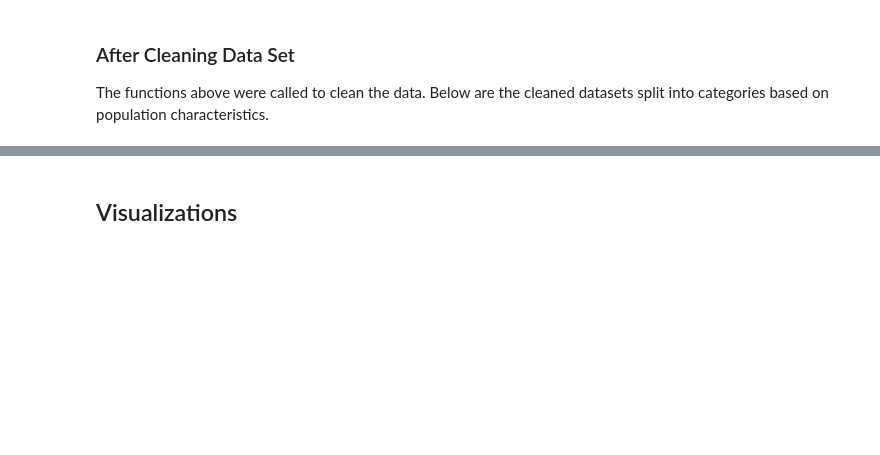
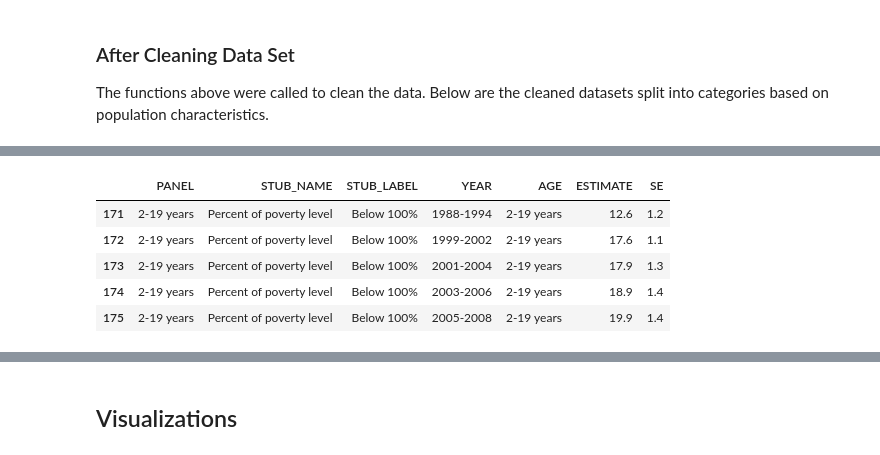
Before and after one commit to rafaymk02/Obesity-Factors-Analysis-US-, a Jupyter notebook: obesity_analysis_children.ipynb, the cells around one changed output, grey strips where cells are left out. Saved outputs shown, nothing was run; the diff lists cells and outputs as text; code cells hidden in the pictures; blank space fills up the shorter version.

```diff
--- a/obesity_analysis_children.ipynb
+++ b/obesity_analysis_children.ipynb
@@ -149,0 +46,9 @@ print(age_obesity.head())
+# %%
+poverty_obesity.head()
+# %% [output]
+|  | PANEL | STUB_NAME | STUB_LABEL | YEAR | AGE | ESTIMATE | SE |
+| 171 | 2-19 years | Percent of poverty level | Below 100% | 1988-1994 | 2-19 years | 12.6 | 1.2 |
+| 172 | 2-19 years | Percent of poverty level | Below 100% | 1999-2002 | 2-19 years | 17.6 | 1.1 |
+| 173 | 2-19 years | Percent of poverty level | Below 100% | 2001-2004 | 2-19 years | 17.9 | 1.3 |
+| 174 | 2-19 years | Percent of poverty level | Below 100% | 2003-2006 | 2-19 years | 18.9 | 1.4 |
+| 175 | 2-19 years | Percent of poverty level | Below 100% | 2005-2008 | 2-19 years | 19.9 | 1.4 |
```
Also changed, not shown: parts of 17 cells of this notebook, 2 other files.
